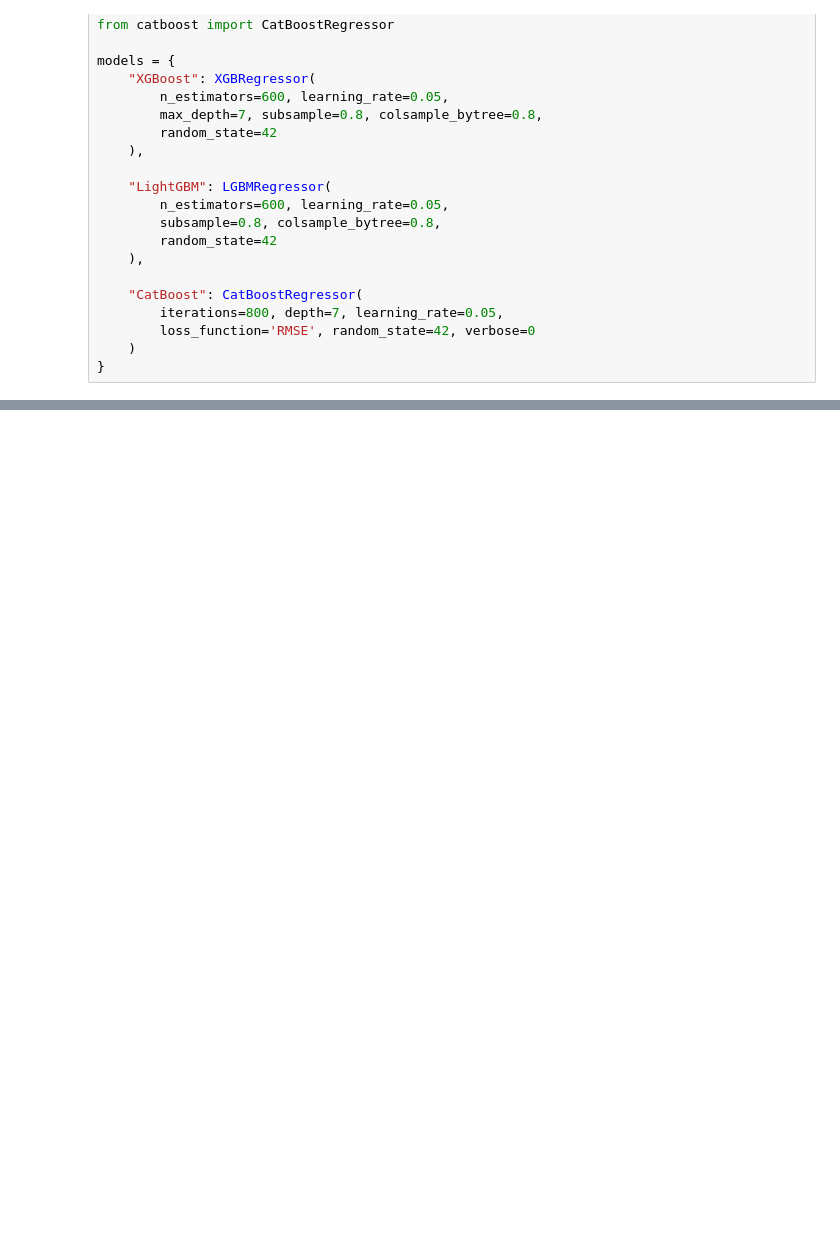
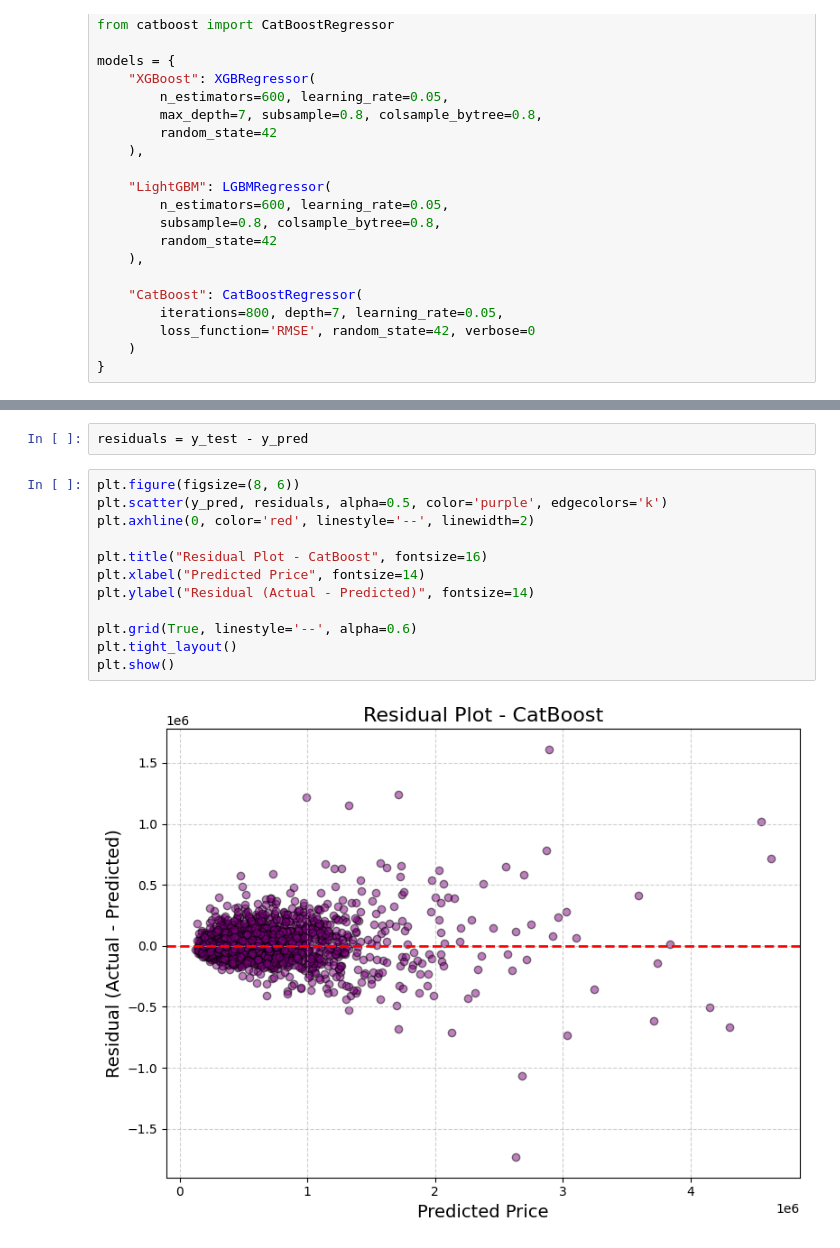
Before and after one commit to NurAlamNahidSarkar/housePricePrediction_ML, a Jupyter notebook: housepriceprediction.ipynb, the cells around one changed output, grey strips where cells are left out. Cells and saved outputs as stored; diff of their text form; blank space fills up the shorter version.

Commit message:
Kaggle Notebook | HousePricePrediction | Version 5

```diff
--- a/housepriceprediction.ipynb
+++ b/housepriceprediction.ipynb
@@ -791,3 +790,19 @@ RMSE: 119,403.17
 2  CatBoost    0.9139  63812.24  114099.39
 0   XGBoost    0.9062  64918.10  119080.32
 1  LightGBM    0.9057  64995.26  119403.17
+# %%
+residuals = y_test - y_pred
+# %%
+plt.figure(figsize=(8, 6))
+plt.scatter(y_pred, residuals, alpha=0.5, color='purple', edgecolors='k')
+plt.axhline(0, color='red', linestyle='--', linewidth=2)
+
+plt.title("Residual Plot - CatBoost", fontsize=16)
+plt.xlabel("Predicted Price", fontsize=14)
+plt.ylabel("Residual (Actual - Predicted)", fontsize=14)
+
+plt.grid(True, linestyle='--', alpha=0.6)
+plt.tight_layout()
+plt.show()
+# %% [output]
+[figure, added]
```
Also changed, not shown: parts of 6 cells of this notebook.
